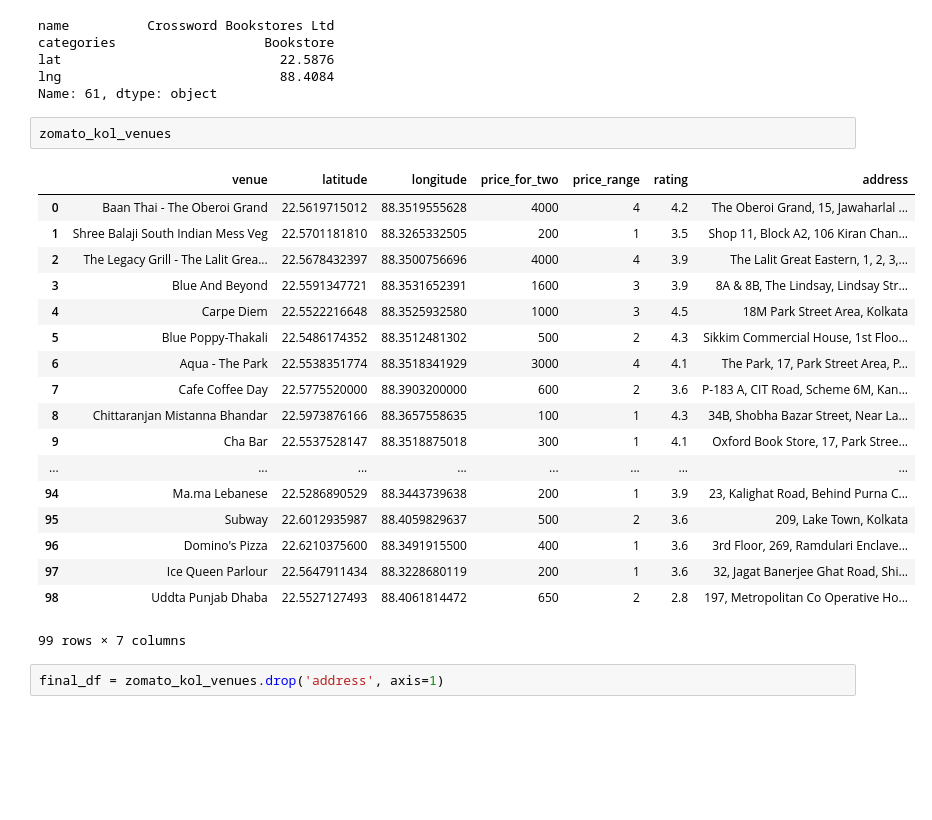
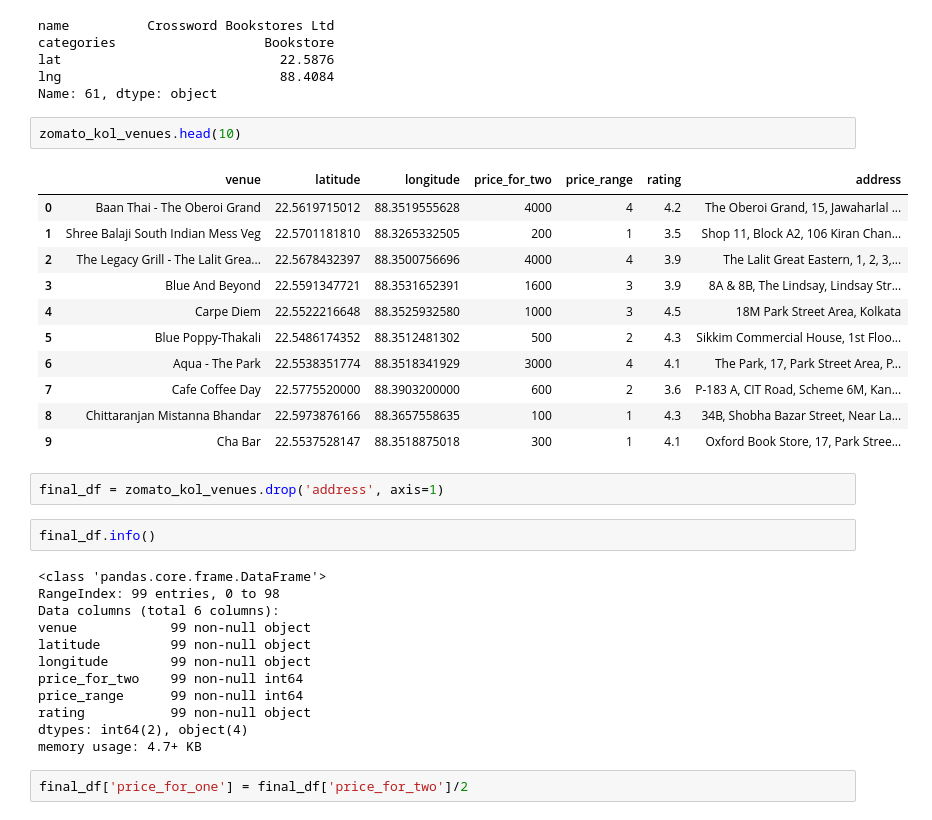
Before and after one commit to cssoumyade/Clustering-European-Cities, a Jupyter notebook: Exploring The City of Joy.ipynb, the cells around one changed output. Cells and saved outputs as stored; diff of their text form; blank space fills up the shorter version.

```diff
--- a/Exploring The City of Joy.ipynb
+++ b/Exploring The City of Joy.ipynb
@@ -162,26 +159,35 @@ lat                            22.5876
 lng                            88.4084
 Name: 61, dtype: object
 # %%
-zomato_kol_venues
+zomato_kol_venues.head(10)
 # %% [output]
 |  | venue | latitude | longitude | price_for_two | price_range | rating | address |
 | 0 | Baan Thai - The Oberoi Grand | 22.5619715012 | 88.3519555628 | 4000 | 4 | 4.2 | The Oberoi Grand, 15, Jawaharlal ... |
 | 1 | Shree Balaji South Indian Mess Veg | 22.5701181810 | 88.3265332505 | 200 | 1 | 3.5 | Shop 11, Block A2, 106 Kiran Chan... |
 | 2 | The Legacy Grill - The Lalit Grea... | 22.5678432397 | 88.3500756696 | 4000 | 4 | 3.9 | The Lalit Great Eastern, 1, 2, 3,... |
 | 3 | Blue And Beyond | 22.5591347721 | 88.3531652391 | 1600 | 3 | 3.9 | 8A & 8B, The Lindsay, Lindsay Str... |
 | 4 | Carpe Diem | 22.5522216648 | 88.3525932580 | 1000 | 3 | 4.5 | 18M Park Street Area, Kolkata |
 | 5 | Blue Poppy-Thakali | 22.5486174352 | 88.3512481302 | 500 | 2 | 4.3 | Sikkim Commercial House, 1st Floo... |
 | 6 | Aqua - The Park | 22.5538351774 | 88.3518341929 | 3000 | 4 | 4.1 | The Park, 17, Park Street Area, P... |
 | 7 | Cafe Coffee Day | 22.5775520000 | 88.3903200000 | 600 | 2 | 3.6 | P-183 A, CIT Road, Scheme 6M, Kan... |
 | 8 | Chittaranjan Mistanna Bhandar | 22.5973876166 | 88.3657558635 | 100 | 1 | 4.3 | 34B, Shobha Bazar Street, Near La... |
 | 9 | Cha Bar | 22.5537528147 | 88.3518875018 | 300 | 1 | 4.1 | Oxford Book Store, 17, Park Stree... |
-| ... | ... | ... | ... | ... | ... | ... | ... |
-| 94 | Ma.ma Lebanese | 22.5286890529 | 88.3443739638 | 200 | 1 | 3.9 | 23, Kalighat Road, Behind Purna C... |
-| 95 | Subway | 22.6012935987 | 88.4059829637 | 500 | 2 | 3.6 | 209, Lake Town, Kolkata |
-| 96 | Domino's Pizza | 22.6210375600 | 88.3491915500 | 400 | 1 | 3.6 | 3rd Floor, 269, Ramdulari Enclave... |
-| 97 | Ice Queen Parlour | 22.5647911434 | 88.3228680119 | 200 | 1 | 3.6 | 32, Jagat Banerjee Ghat Road, Shi... |
-| 98 | Uddta Punjab Dhaba | 22.5527127493 | 88.4061814472 | 650 | 2 | 2.8 | 197, Metropolitan Co Operative Ho... |
-99 rows × 7 columns
 # %%
 final_df = zomato_kol_venues.drop('address', axis=1)
+# %%
+final_df.info()
+# %% [output]
+<class 'pandas.core.frame.DataFrame'>
+RangeIndex: 99 entries, 0 to 98
+Data columns (total 6 columns):
+venue            99 non-null object
+latitude         99 non-null object
+longitude        99 non-null object
+price_for_two    99 non-null int64
+price_range      99 non-null int64
+rating           99 non-null object
+dtypes: int64(2), object(4)
+memory usage: 4.7+ KB
+# %%
+final_df['price_for_one'] = final_df['price_for_two']/2
 # %%
```
Also changed, not shown: parts of 2 cells of this notebook.
